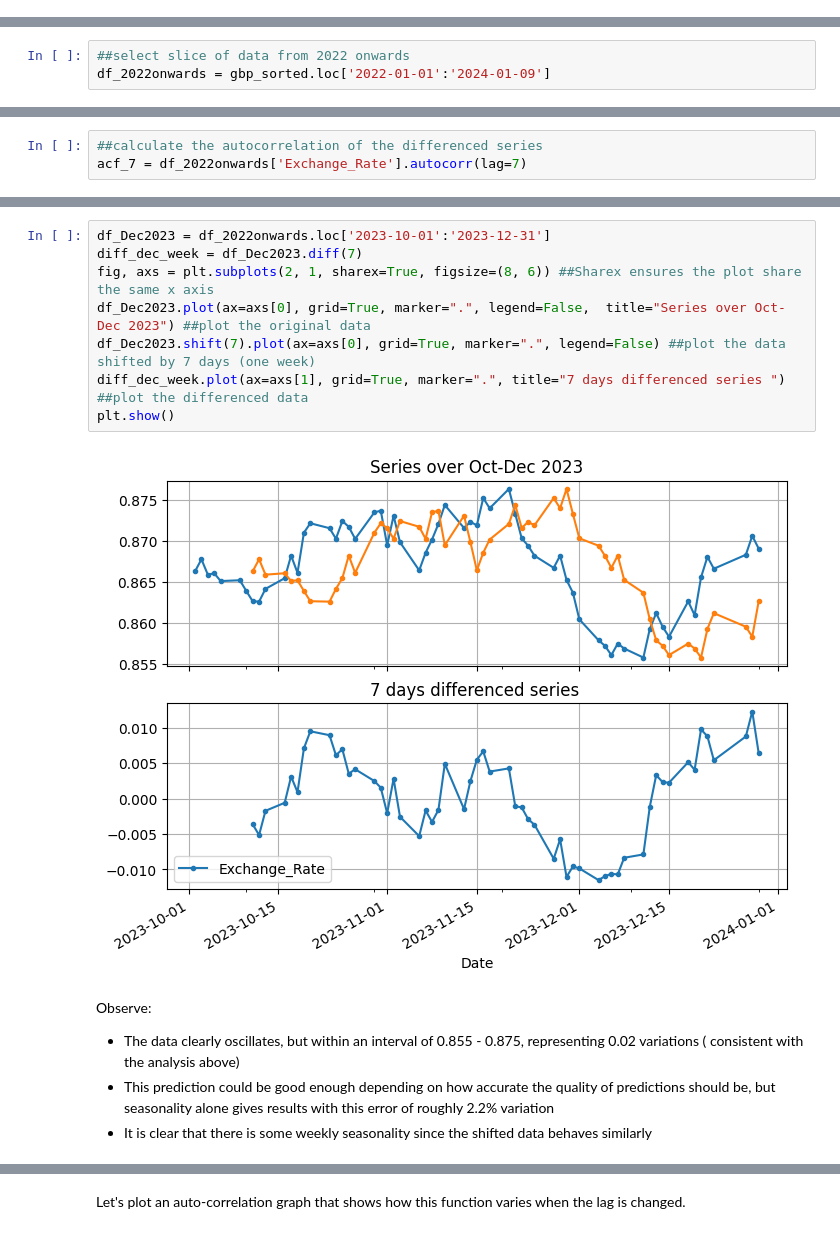
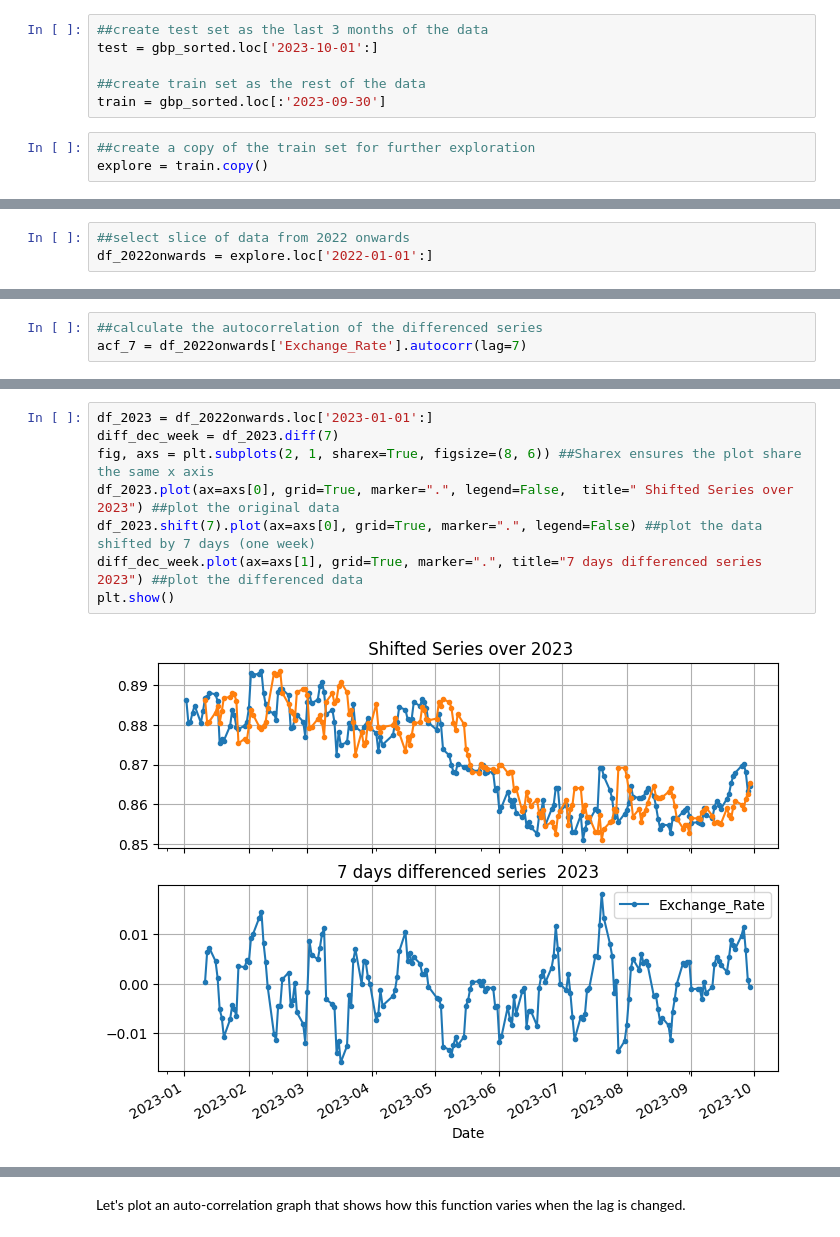
Before and after one commit to Geist2307/GBP-EUR-Exchange-Rate-Forecast, a Jupyter notebook: ForecastingGBP.ipynb, the cells around one changed output, grey strips where cells are left out. Saved outputs shown, nothing was run; the diff lists cells and outputs as text.

```diff
--- a/ForecastingGBP.ipynb
+++ b/ForecastingGBP.ipynb
@@ -280,0 +343,9 @@ Judging by this similarity of scores and by the patterns above, it is clear that
+# %%
+##create test set as the last 3 months of the data
+test = gbp_sorted.loc['2023-10-01':]
+
+##create train set as the rest of the data
+train = gbp_sorted.loc[:'2023-09-30']
+# %%
+##create a copy of the train set for further exploration
+explore = train.copy()
@@ -313,7 +387,7 @@ In the following, I will investigate if there is (i) weekly or monthly seasonali
 To make accurate predictions, let us focus on a slice of the data that represents a relatively recent (and stable!) segment. It is clear that the 2022-2024 does not present very strong oscillations as the value of the data is contained within the range 0.85 - 0.9. Let's first select this slice of data
 # %%
 ##select slice of data from 2022 onwards
-df_2022onwards = gbp_sorted.loc['2022-01-01':'2024-01-09']
+df_2022onwards = explore.loc['2022-01-01':]
 # %%
 df_2022onwards
 # %% [output]
@@ -396,16 +476,10 @@ We obtained an auto-correaltion coefficient of 87%, which indicates a strong pos
 # %%
-df_Dec2023 = df_2022onwards.loc['2023-10-01':'2023-12-31']
-diff_dec_week = df_Dec2023.diff(7)
+df_2023 = df_2022onwards.loc['2023-01-01':]
+diff_dec_week = df_2023.diff(7)
 fig, axs = plt.subplots(2, 1, sharex=True, figsize=(8, 6)) ##Sharex ensures the plot share the same x axis
-df_Dec2023.plot(ax=axs[0], grid=True, marker=".", legend=False,  title="Series over Oct-Dec 2023") ##plot the original data
-df_Dec2023.shift(7).plot(ax=axs[0], grid=True, marker=".", legend=False) ##plot the data shifted by 7 days (one week)
-diff_dec_week.plot(ax=axs[1], grid=True, marker=".", title="7 days differenced series ") ##plot the differenced data
+df_2023.plot(ax=axs[0], grid=True, marker=".", legend=False,  title=" Shifted Series over 2023") ##plot the original data
+df_2023.shift(7).plot(ax=axs[0], grid=True, marker=".", legend=False) ##plot the data shifted by 7 days (one week)
+diff_dec_week.plot(ax=axs[1], grid=True, marker=".", title="7 days differenced series  2023") ##plot the differenced data
 plt.show()
 # %% [output]
-[figure, old version]
+[figure, new version]
-# %% [markdown]
-Observe:
-
-- The data clearly oscillates, but within an interval of 0.855 - 0.875, representing 0.02 variations ( consistent with the analysis above)
-- This prediction could be good enough depending on how accurate the quality of predictions should be, but seasonality alone gives results with this error of roughly 2.2% variation
-- It is clear that there is some weekly seasonality since the shifted data behaves similarly
```
Also changed, not shown: parts of 52 cells of this notebook.
